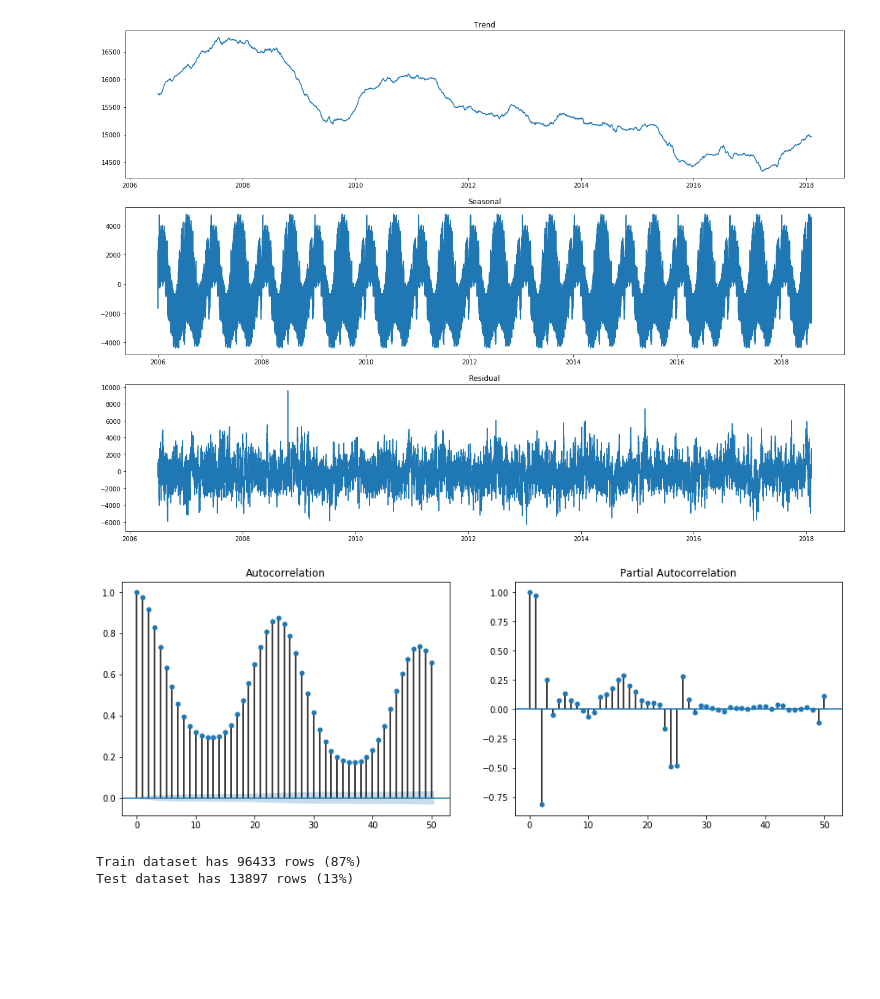
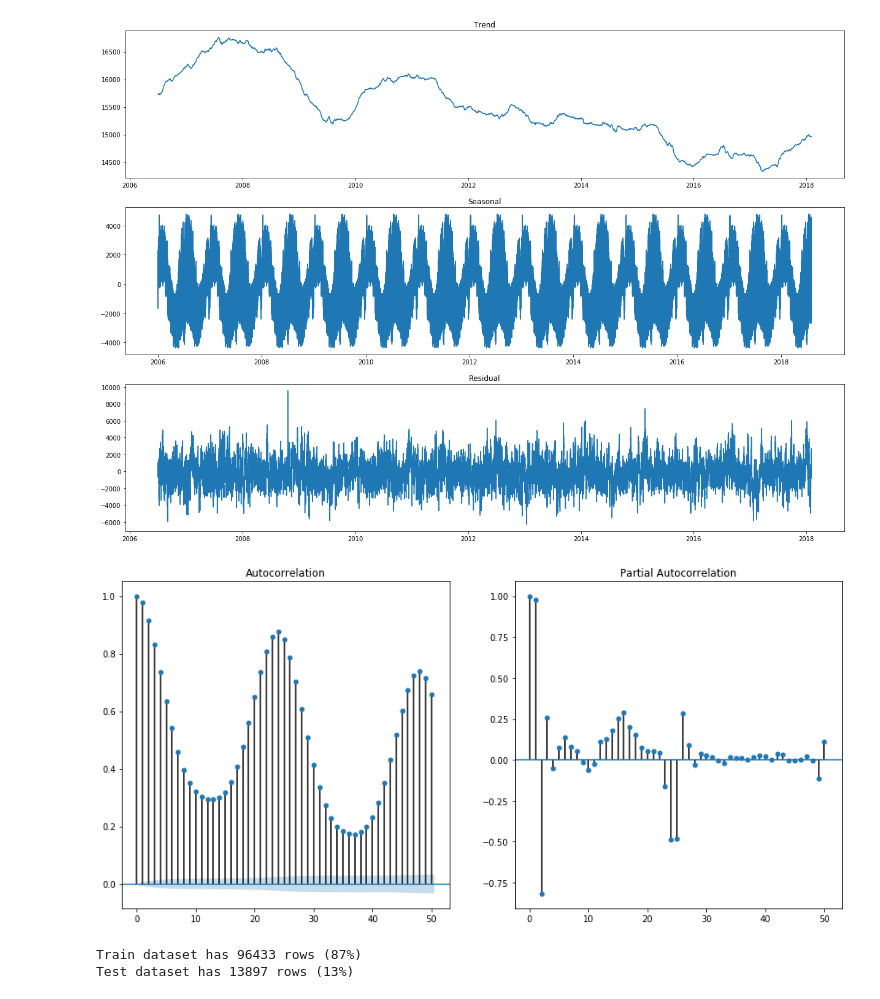
Before and after one commit to damiclem/PJM, a Jupyter notebook: univariate.ipynb, the cells around one changed output. Drawn from its saved outputs; the diff is of its cells as text; code cells hidden in the pictures; blank space fills up the shorter version.

```diff
--- a/univariate.ipynb
+++ b/univariate.ipynb
@@ -76,19 +76,20 @@ _ = plt.show()
 # %%
 # Compute (Partial) Autocorrelation Function
 
 # Define number of lags backward
 nlags = 50
 
 # Plot either ACF and PACF
-fig, axs = plt.subplots(1, 2, figsize=(15, 5))
+fig, axs = plt.subplots(1, 2, figsize=(15, 7))
 # ACF plot
 _ = plot_acf(aep, lags=50, fft=True, ax=axs[0])
 # PACF plot
 _ = plot_pacf(aep, lags=50, ax=axs[1])
 # Show plot
+_ = plt.savefig('images/autocorrelation.png')
 _ = plt.show()
 # %% [output]
-[figure, old version]
+[figure, new version]
 # %%
 # Split original dataset into training and testing
 train = ds.loc[:'2017-01-01 00:00:00']
```
Also changed, not shown: parts of 11 cells of this notebook, 11 other files.
